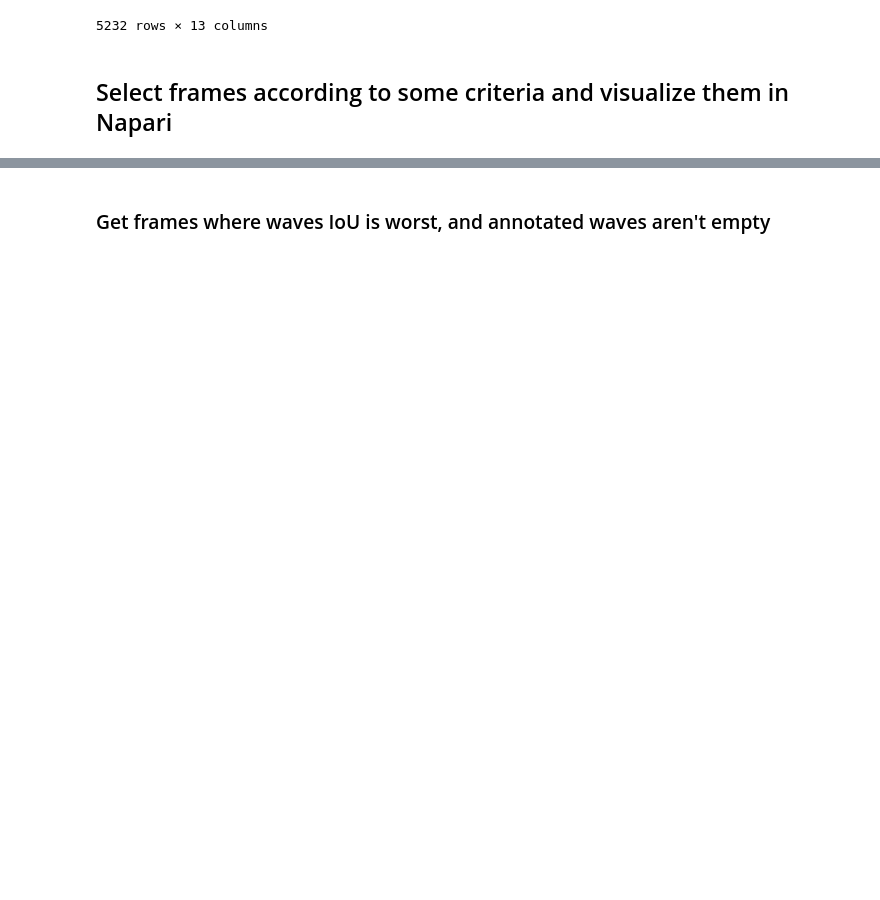
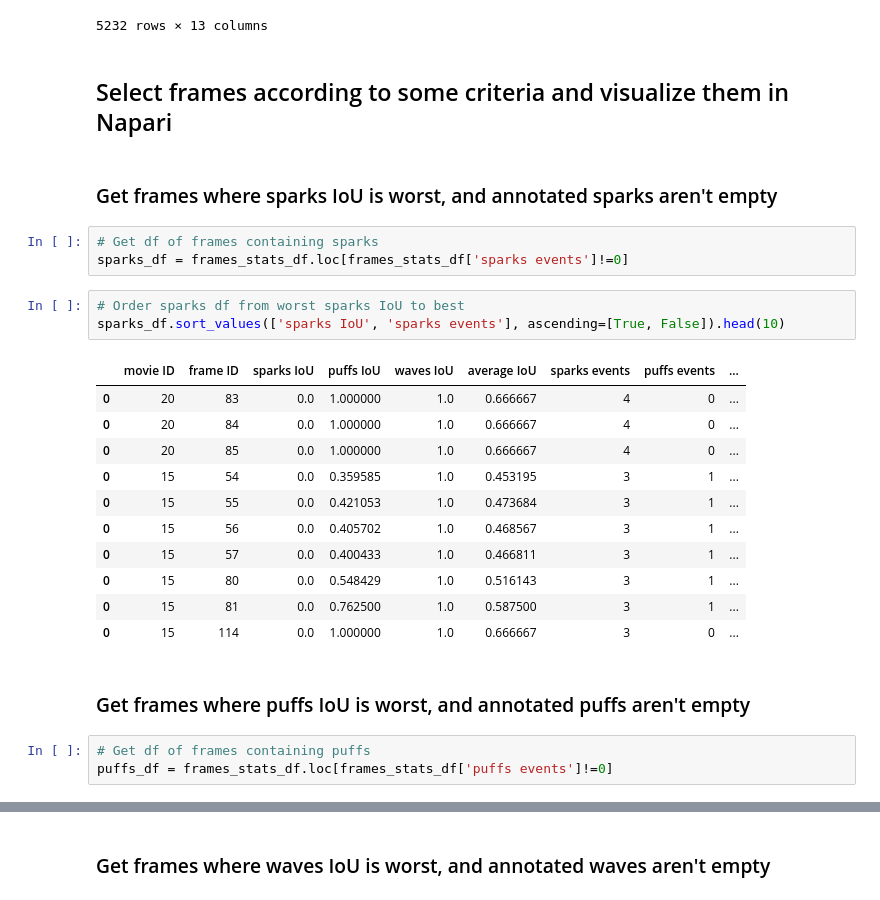
Before and after one commit to dottipr/sparks_project, a Jupyter notebook: sparks/EXPERT VALIDATION select slices.ipynb, the cells around one changed output, grey strips where cells are left out. Cells and saved outputs as stored; diff of their text form; blank space fills up the shorter version.

```diff
--- a/sparks/EXPERT VALIDATION select slices.ipynb
+++ b/sparks/EXPERT VALIDATION select slices.ipynb
@@ -297,3 +285,28 @@ frames_stats_df
 5232 rows × 13 columns
 # %% [markdown]
 ## Select frames according to some criteria and visualize them in Napari
+# %% [markdown]
+### Get frames where sparks IoU is worst, and annotated sparks aren't empty
+# %%
+# Get df of frames containing sparks
+sparks_df = frames_stats_df.loc[frames_stats_df['sparks events']!=0]
+# %%
+# Order sparks df from worst sparks IoU to best
+sparks_df.sort_values(['sparks IoU', 'sparks events'], ascending=[True, False]).head(10)
+# %% [output]
+|  | movie ID | frame ID | sparks IoU | puffs IoU | waves IoU | average IoU | sparks events | puffs events | ... |
+| 0 | 20 | 83 | 0.0 | 1.000000 | 1.0 | 0.666667 | 4 | 0 | ... |
+| 0 | 20 | 84 | 0.0 | 1.000000 | 1.0 | 0.666667 | 4 | 0 | ... |
+| 0 | 20 | 85 | 0.0 | 1.000000 | 1.0 | 0.666667 | 4 | 0 | ... |
+| 0 | 15 | 54 | 0.0 | 0.359585 | 1.0 | 0.453195 | 3 | 1 | ... |
+| 0 | 15 | 55 | 0.0 | 0.421053 | 1.0 | 0.473684 | 3 | 1 | ... |
+| 0 | 15 | 56 | 0.0 | 0.405702 | 1.0 | 0.468567 | 3 | 1 | ... |
+| 0 | 15 | 57 | 0.0 | 0.400433 | 1.0 | 0.466811 | 3 | 1 | ... |
+| 0 | 15 | 80 | 0.0 | 0.548429 | 1.0 | 0.516143 | 3 | 1 | ... |
+| 0 | 15 | 81 | 0.0 | 0.762500 | 1.0 | 0.587500 | 3 | 1 | ... |
+| 0 | 15 | 114 | 0.0 | 1.000000 | 1.0 | 0.666667 | 3 | 0 | ... |
+# %% [markdown]
+### Get frames where puffs IoU is worst, and annotated puffs aren't empty
+# %%
+# Get df of frames containing puffs
+puffs_df = frames_stats_df.loc[frames_stats_df['puffs events']!=0]
```
Also changed, not shown: parts of 28 cells of this notebook, 8 other files.
